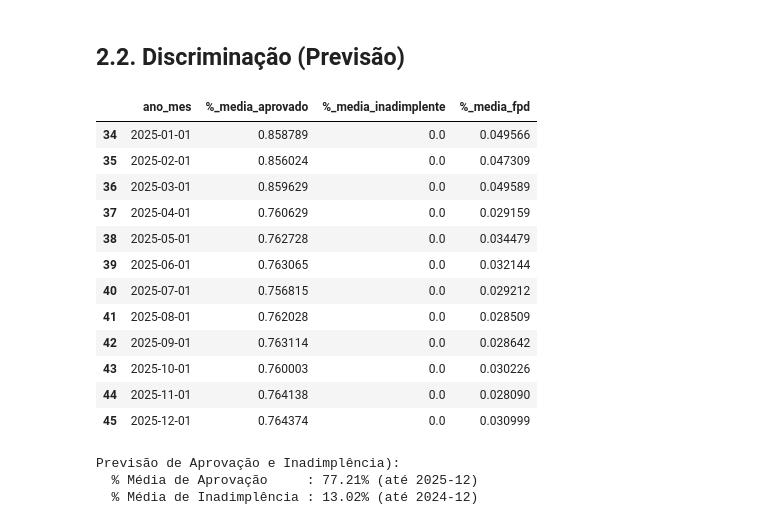
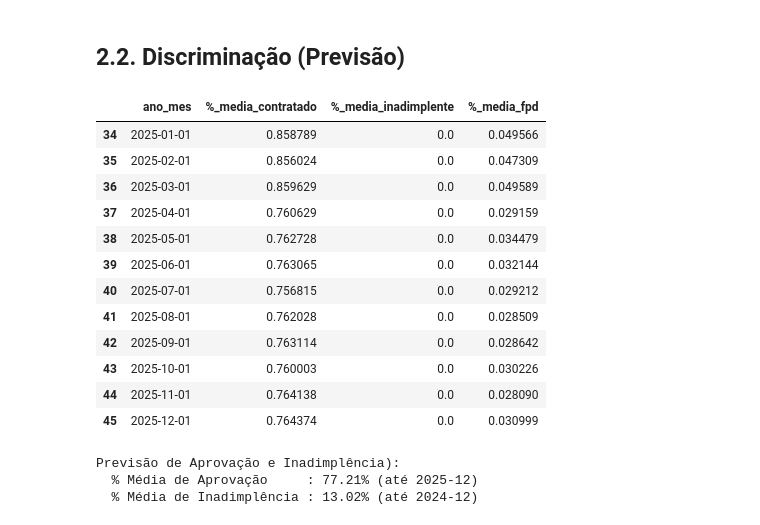
Before and after one commit to paulawehdorn/credit_default_monitoramento_de_modelos, a Jupyter notebook: notebook/mm_trab.ipynb, the cells around one changed output. Drawn from its saved outputs; the diff is of its cells as text; code cells hidden in the pictures.

```diff
--- a/notebook/mm_trab.ipynb
+++ b/notebook/mm_trab.ipynb
@@ -435,0 +401,41 @@ df['janela'] = np.select(condicoes, valores, default='Outra')
+# %%
+# Definir condições
+condicoes = [
+    (df['ano_mes'] < '2023-03-01'),                                    # Janela de Modelagem
+    (df['ano_mes'] >= '2023-03-01') & (df['ano_mes'] < '2024-03-01'),  # Janela de teste OOT
+    (df['ano_mes'] >= '2024-03-01') & (df['ano_mes'] < '2024-05-01'),  # Limbo
+    (df['ano_mes'] >= '2024-05-01') & (df['ano_mes'] < '2025-01-01'),  # Em Produção target
+    (df['ano_mes'] >= '2025-01-01')                                    # Em Produção contrato
+]
+
+# Definir valores correspondentes
+valores = [
+    'modelagem',
+    'observacao',
+    'limbo',
+    'producao_verde',
+    'producao_madura'
+]
+
+# Criar a coluna janela
+df['janela'] = np.select(condicoes, valores, default='Outra')
+
+# Imprimir o total de registros em cada grupo
+print("---" )
+print("QUANTIDADE DE REGISTROS POR TIPO")
+print("  1. Janela de Modelagem    : ", f"{len(df[df['janela'] == 'modelagem']):,}", f" | {len(df[df['janela'] == 'modelagem'])/(len(df)):.2%} da base")
+print("  2. Janela de OOT          : ", f"{len(df[df['janela'] == 'observacao']):,}", f" | {len(df[df['janela'] == 'observacao'])/(len(df)):.2%} da base")
+print("  3. Gap do Limbo           : ", f"{len(df[df['janela'] == 'limbo']):,}", f"  | {len(df[df['janela'] == 'limbo'])/(len(df)):.2%} da base")
+print("  4. Janela de Produção     : ", f"{len(df[df['janela'] == 'producao_verde']):,} + {len(df[df['janela'] == 'producao_madura']):,}", f"| {len(df[df['janela'] == 'producao_verde'])/(len(df)):.2%} dos Contratados")
+print("     - Produção Target      : ", f"{len(df[df['janela'] == 'producao_verde']):,} ", f"| {len(df[df['janela'] == 'producao_verde'])/(len(df)):.2%} dos Contratados")
+print("     - Produção Contratado  : ", f"{len(df[df['janela'] == 'producao_madura']):,} ", f"| {len(df[df['janela'] == 'producao_madura'])/(len(df)):.2%} dos Contratados")
+
+# Imprimir o período de análise por grupo
+print("\n" "---" )
+print("PERÍODO DE ANÁLISE POR TIPO")
+print(f"  1. Janela de modelagem    :  {df[df['janela'] == 'modelagem']['ano_mes'].min()} a {df[df['janela'] == 'modelagem']['ano_mes'].max()}")
+print(f"  2. Janela de observação   :  {df[df['janela'] == 'observacao']['ano_mes'].min()} a {df[df['janela'] == 'observacao']['ano_mes'].max()}")
+print(f"  3. Gap do Limbo           :  {df[df['janela'] == 'limbo']['ano_mes'].min()} a {df[df['janela'] == 'limbo']['ano_mes'].max()}")
+print(f"  4. Janela de produção     :  {df[df['janela'] == 'producao_verde']['ano_mes'].min()} a {df[df['janela'] == 'producao_verde']['ano_mes'].max()} e {df[df['janela'] == 'producao_madura']['ano_mes'].min()} a {df[df['janela'] == 'producao_madura']['ano_mes'].max()}")
+print(f"     - Produção Target      :  {df[df['janela'] == 'producao_verde']['ano_mes'].min()} a {df[df['janela'] == 'producao_verde']['ano_mes'].max()}")
+print(f"     - Produção Contratado  :  {df[df['janela'] == 'producao_madura']['ano_mes'].min()} a {df[df['janela'] == 'producao_madura']['ano_mes'].max()}")
@@ -754,23 +778,23 @@ dt_observacao      = '2024-12-01' # Data da análise
 # %%
 # Criar tabela dinâmica com % média de contratado == 1 e % média de target == 1 (entre os contratados)
 tabela_contratado = df.groupby('ano_mes')['contratado'].mean().reset_index()
-tabela_contratado.columns = ['ano_mes', '%_media_aprovado']
+tabela_contratado.columns = ['ano_mes', '%_media_contratado']
 
 tabela_target = df[df['contratado'] == 1].groupby('ano_mes')['target'].mean().reset_index()
 tabela_target.columns = ['ano_mes', '%_media_inadimplente']
 
 # Adicionar % média de FPD por ano_mes
 tabela_fpd = df.groupby('ano_mes')['FPD'].mean().reset_index()
 tabela_fpd.columns = ['ano_mes', '%_media_fpd']
 
 # Mesclar as tabelas
 tabela_dinamica = pd.merge(tabela_contratado, tabela_target, on='ano_mes', how='left')
 tabela_dinamica = pd.merge(tabela_dinamica, tabela_fpd, on='ano_mes', how='left')
 
 # Exibir a tabela
 tabela_dinamica.tail(12)
 # %% [output]
-|  | ano_mes | %_media_aprovado | %_media_inadimplente | %_media_fpd |
+|  | ano_mes | %_media_contratado | %_media_inadimplente | %_media_fpd |
 | 34 | 2025-01-01 | 0.858789 | 0.0 | 0.049566 |
 | 35 | 2025-02-01 | 0.856024 | 0.0 | 0.047309 |
 | 36 | 2025-03-01 | 0.859629 | 0.0 | 0.049589 |
```
Also changed, not shown: parts of 7 cells of this notebook.
